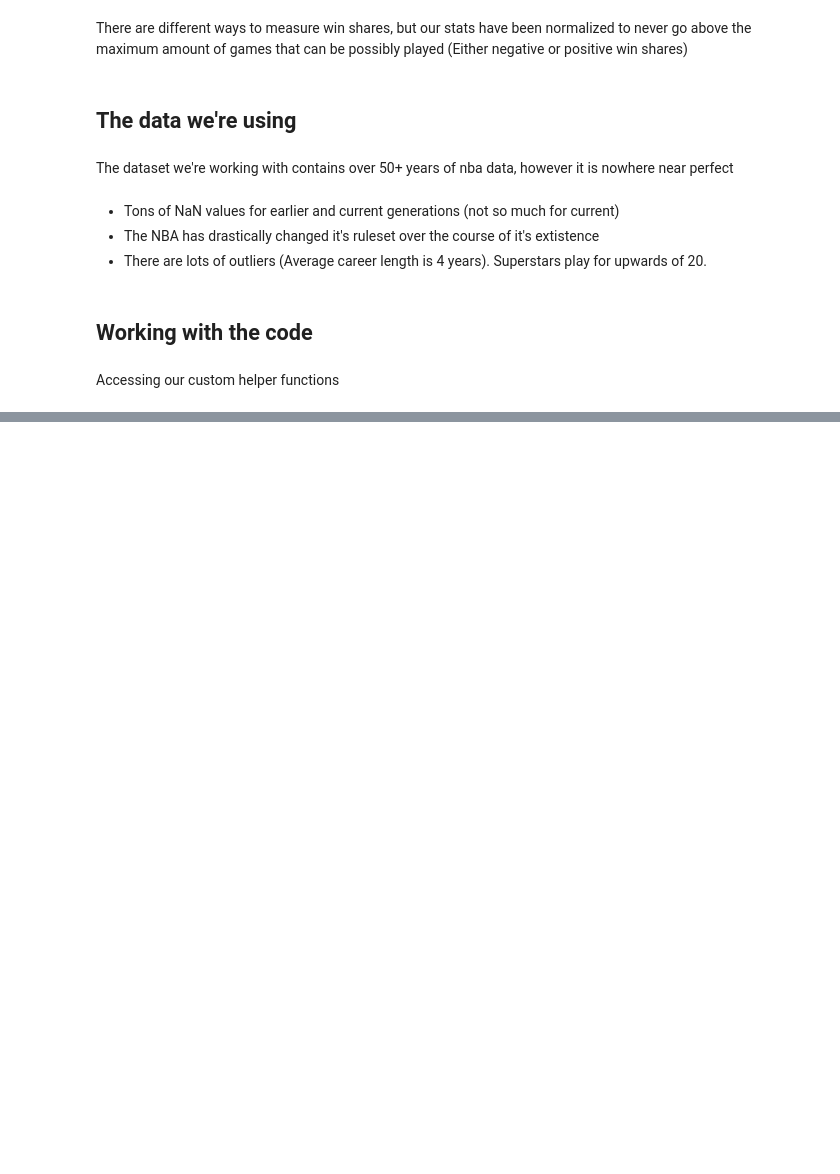
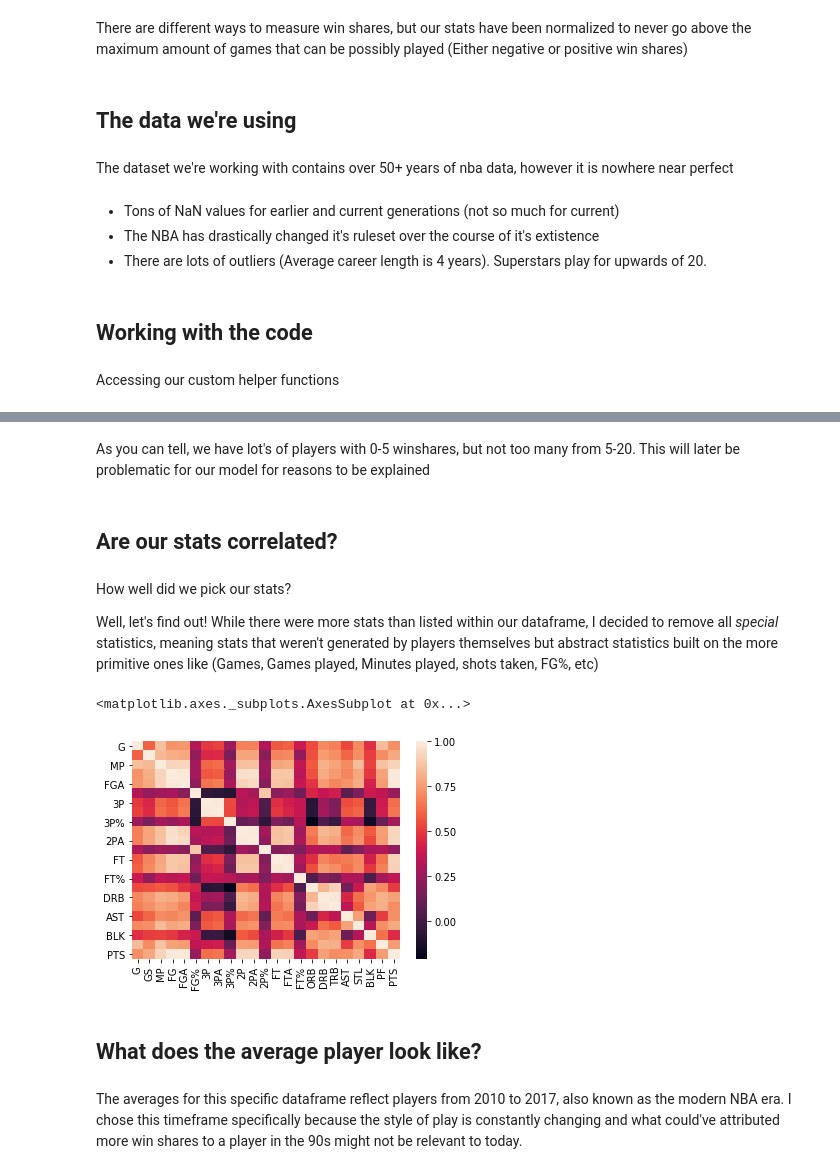
Before and after one commit to C3NZ/NBA-analysis, a Jupyter notebook: NBA ws.ipynb, the cells around one changed output, grey strips where cells are left out. Saved outputs shown, nothing was run; the diff lists cells and outputs as text; code cells hidden in the pictures; blank space fills up the shorter version.

Commit message:
[feat] add player averages to notebook

```diff
--- a/NBA ws.ipynb
+++ b/NBA ws.ipynb
@@ -61,0 +69,18 @@ As you can see, we now have access directly to a linear regression
+# %% [markdown]
+As you can tell, we have lot's of players with 0-5 winshares, but not too many from 5-20. This will later be problematic for our model for reasons to be explained
+# %% [markdown]
+## Are our stats correlated?
+# %% [markdown]
+How well did we pick our stats?
+
+Well, let's find out! While there were more stats than listed within our dataframe, I decided to remove all *special* statistics, meaning stats that weren't generated by players themselves but abstract statistics built on the more primitive ones like (Games, Games played, Minutes played, shots taken, FG%, etc)
+# %%
+corr = linear_reg.stats.corr()
+sns.heatmap(corr)
+# %% [output]
+<matplotlib.axes._subplots.AxesSubplot at 0x...>
+[figure, added]
+# %% [markdown]
+## What does the average player look like?
+# %% [markdown]
+The averages for this specific dataframe reflect players from 2010 to 2017, also known as the modern NBA era. I chose this timeframe specifically because the style of play is constantly changing and what could've attributed more win shares to a player in the 90s might not be relevant to today.
```
Also changed, not shown: parts of 8 cells of this notebook, 1 other file.
